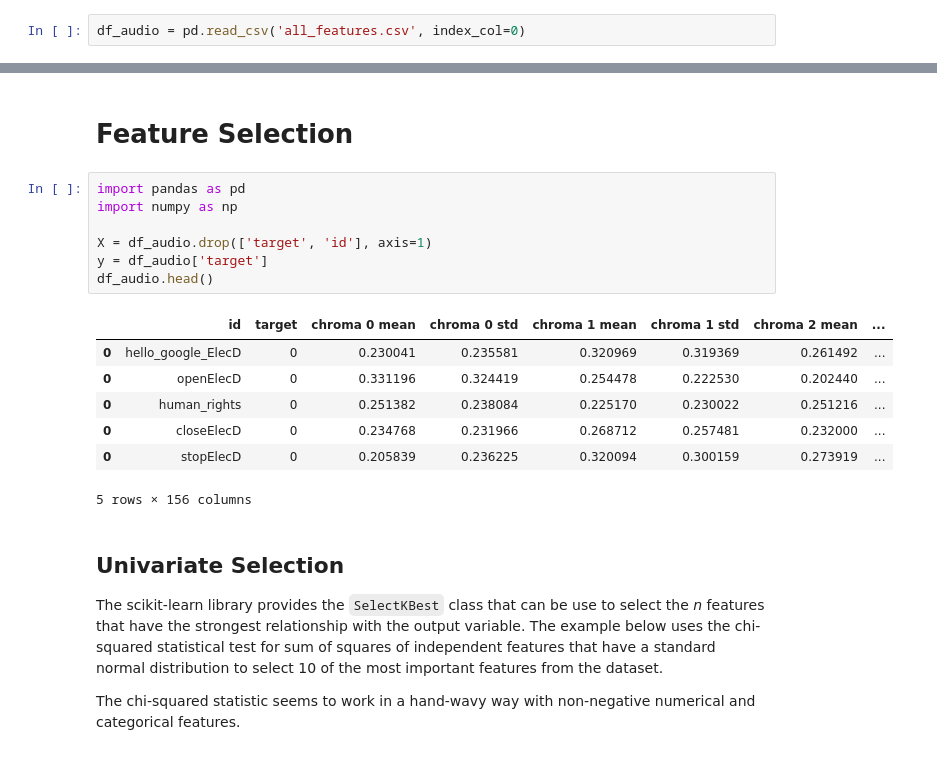
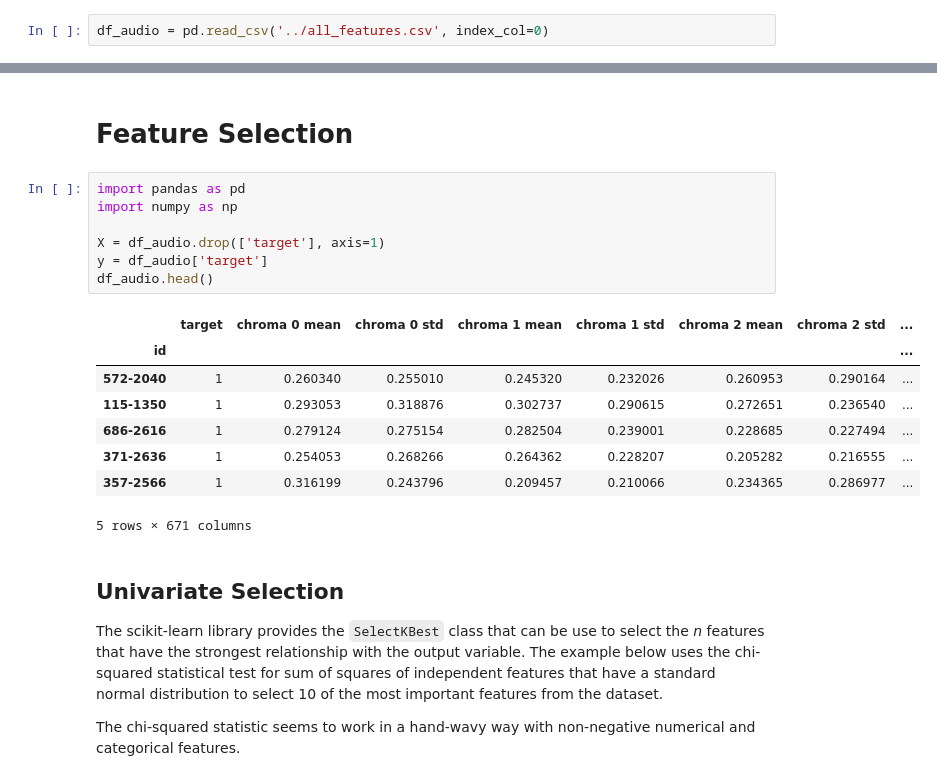
Before and after one commit to mohankrishna12/audio-feature-extraction, a Jupyter notebook: notebooks/audio-ml-extraction.ipynb, the cells around one changed output, grey strips where cells are left out. Cells and saved outputs as stored; diff of their text form.

```diff
--- a/notebooks/audio-ml-extraction.ipynb
+++ b/notebooks/audio-ml-extraction.ipynb
@@ -35,7 +40,7 @@ sns.set_palette("bright")
 ## Using Existing Feature Results
 If you already have a dataset of extracted features that you want to use...
 # %%
-df_audio = pd.read_csv('all_features.csv', index_col=0)
+df_audio = pd.read_csv('../all_features.csv', index_col=0)
 # %% [markdown]
 ## Generate Electronic Dataset
 Given a directory of organic files, this code snippet will generate replay (electronic) files.
@@ -1707,18 +1712,19 @@ NameError: name 'preds' is not defined
 # %%
 import pandas as pd
 import numpy as np
 
-X = df_audio.drop(['target', 'id'], axis=1)
+X = df_audio.drop(['target'], axis=1)
 y = df_audio['target']
 df_audio.head()
 # %% [output]
-|  | id | target | chroma 0 mean | chroma 0 std | chroma 1 mean | chroma 1 std | chroma 2 mean | ... |
-| 0 | hello_google_ElecD | 0 | 0.230041 | 0.235581 | 0.320969 | 0.319369 | 0.261492 | ... |
-| 0 | openElecD | 0 | 0.331196 | 0.324419 | 0.254478 | 0.222530 | 0.202440 | ... |
-| 0 | human_rights | 0 | 0.251382 | 0.238084 | 0.225170 | 0.230022 | 0.251216 | ... |
-| 0 | closeElecD | 0 | 0.234768 | 0.231966 | 0.268712 | 0.257481 | 0.232000 | ... |
-| 0 | stopElecD | 0 | 0.205839 | 0.236225 | 0.320094 | 0.300159 | 0.273919 | ... |
+|  | target | chroma 0 mean | chroma 0 std | chroma 1 mean | chroma 1 std | chroma 2 mean | chroma 2 std | ... |
+| id |  |  |  |  |  |  |  | ... |
+| 572-2040 | 1 | 0.260340 | 0.255010 | 0.245320 | 0.232026 | 0.260953 | 0.290164 | ... |
+| 115-1350 | 1 | 0.293053 | 0.318876 | 0.302737 | 0.290615 | 0.272651 | 0.236540 | ... |
+| 686-2616 | 1 | 0.279124 | 0.275154 | 0.282504 | 0.239001 | 0.228685 | 0.227494 | ... |
+| 371-2636 | 1 | 0.254053 | 0.268266 | 0.264362 | 0.228207 | 0.205282 | 0.216555 | ... |
+| 357-2566 | 1 | 0.316199 | 0.243796 | 0.209457 | 0.210066 | 0.234365 | 0.286977 | ... |
-5 rows × 156 columns
+5 rows × 671 columns
 # %% [markdown]
 ## Univariate Selection
 The scikit-learn library provides the `SelectKBest` class that can be use to select the *n* features that have the strongest relationship with the output variable. The example below uses the chi-squared statistical test for sum of squares of independent features that have a standard normal distribution to select 10 of the most important features from the dataset.
```
Also changed, not shown: parts of 3 cells of this notebook, 2 other files.
